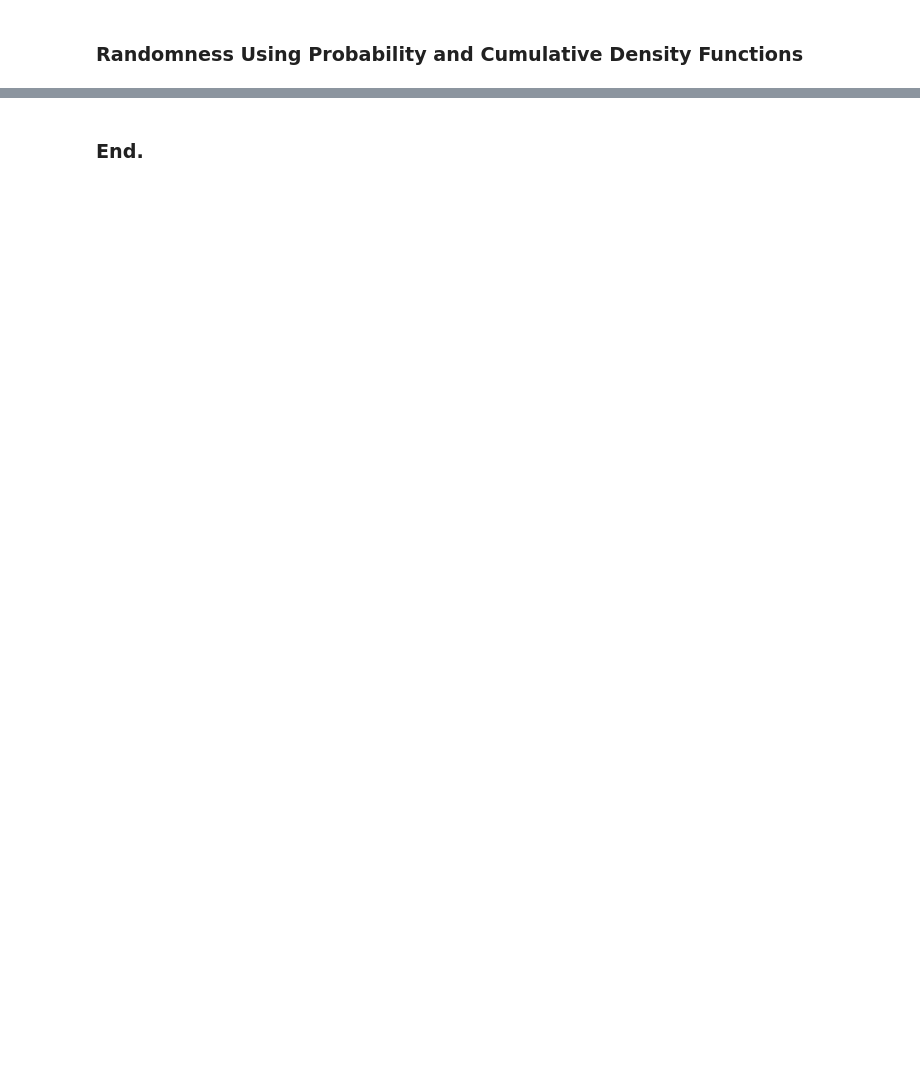
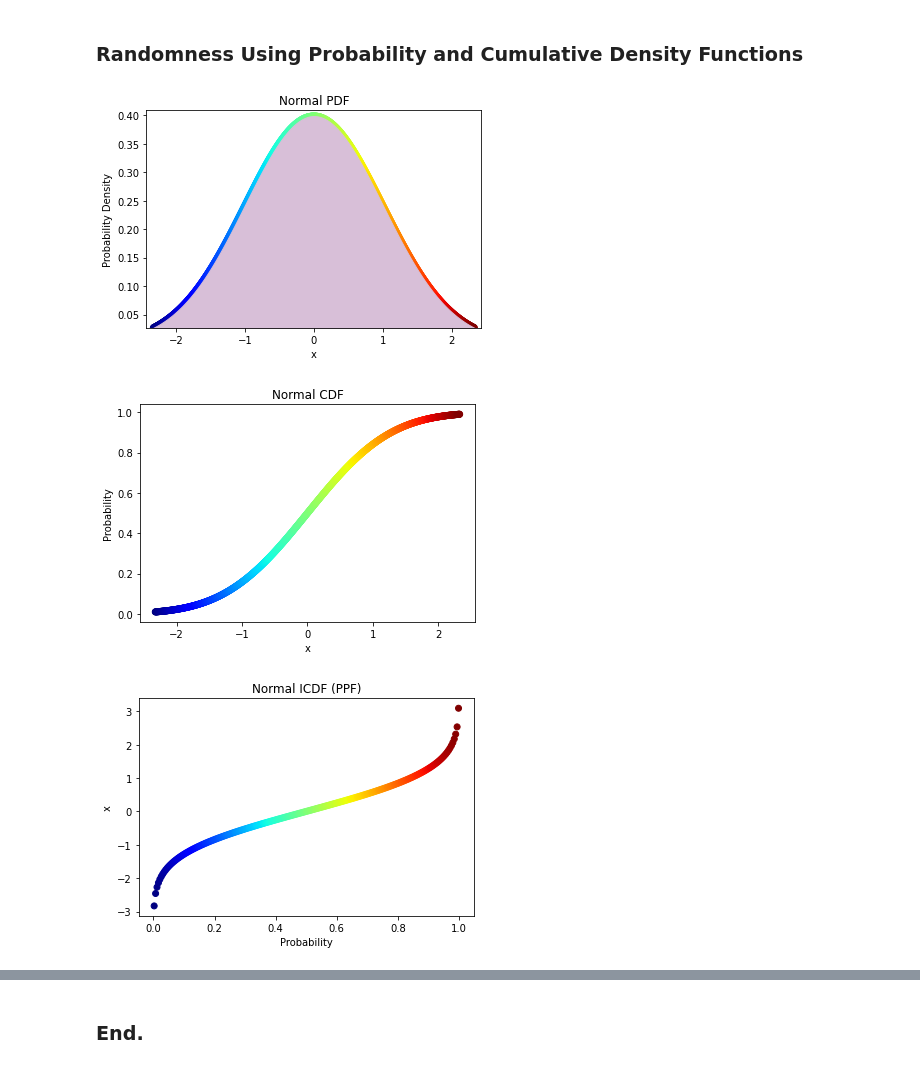
Before and after one commit to caiquemiranda/data-science-python-mongodb, a Jupyter notebook: 02-Monte_Carlo_Simulation_and_Density_Functions.ipynb, the cells around one changed output, grey strips where cells are left out. Drawn from its saved outputs; the diff is of its cells as text; code cells hidden in the pictures; blank space fills up the shorter version.

```diff
--- a/02-Monte_Carlo_Simulation_and_Density_Functions.ipynb
+++ b/02-Monte_Carlo_Simulation_and_Density_Functions.ipynb
@@ -15,2 +212,42 @@ warnings.filterwarnings('ignore')
 # %% [markdown]
 ### Randomness Using Probability and Cumulative Density Functions
+# %%
+import matplotlib.pyplot as plt
+from scipy.stats import norm
+import numpy as np
+
+if __name__ == '__main__':
+    x = np.linspace(norm.ppf(0.01), norm.ppf(0.99), num=1000)
+    y1 = norm.pdf(x)
+    plt.figure('PDF')
+    plt.xlim(x.min()-.1, x.max()+0.1)
+    plt.ylim(y1.min(), y1.max()+0.01)
+    plt.xlabel('x')
+    plt.ylabel('Probability Density')
+    plt.title('Normal PDF')
+    plt.scatter(x, y1, c=x, cmap='jet')
+    plt.fill_between(x, y1, color='thistle')
+    plt.show()
+    plt.close('PDF')
+    plt.figure('CDF')
+    plt.xlabel('x')
+    plt.ylabel('Probability')
+    plt.title('Normal CDF')
+
+    y2 = norm.cdf(x)
+    plt.scatter(x, y2, c=x, cmap='jet')
+    plt.show()
+    plt.close('CDF')
+    plt.figure('ICDF')
+    plt.xlabel('Probability')
+    plt.ylabel('x')
+    plt.title('Normal ICDF (PPF)')
+
+    y3 = norm.ppf(x)
+    plt.scatter(x, y3, c=x, cmap='jet')
+    plt.show()
+    plt.close('ICDF')
+# %% [output]
+[figure, added]
+[figure, added]
+[figure, added]
```
Also changed, not shown: parts of 7 cells of this notebook.
